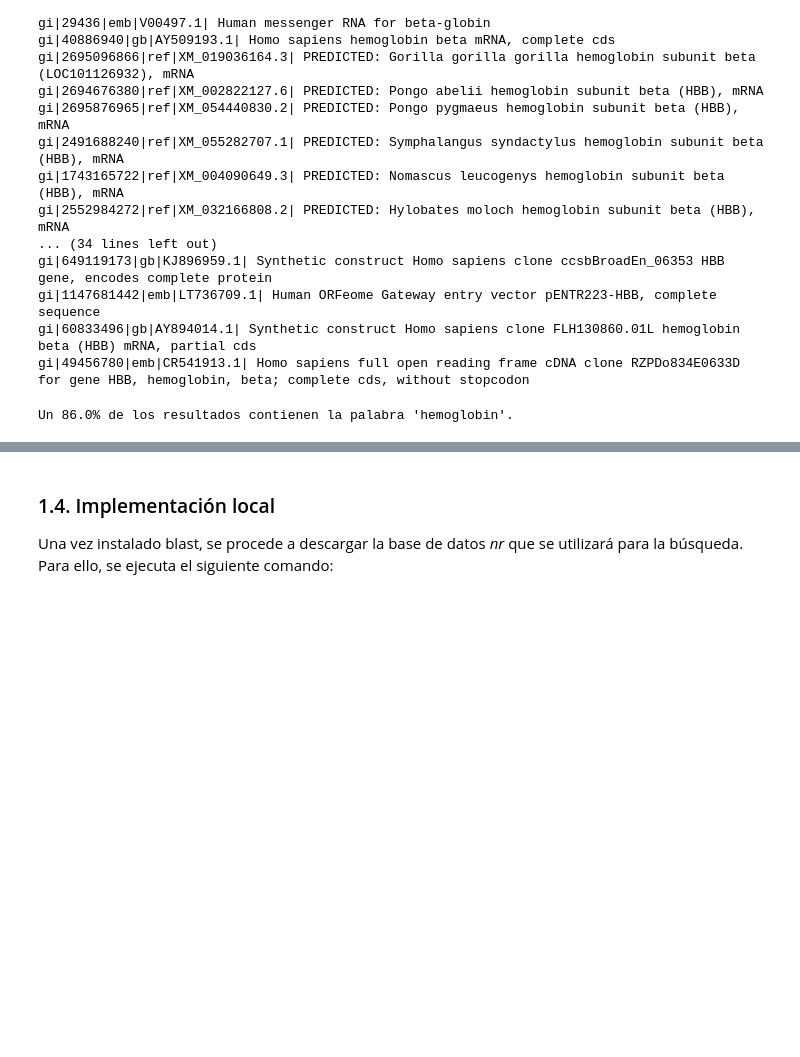
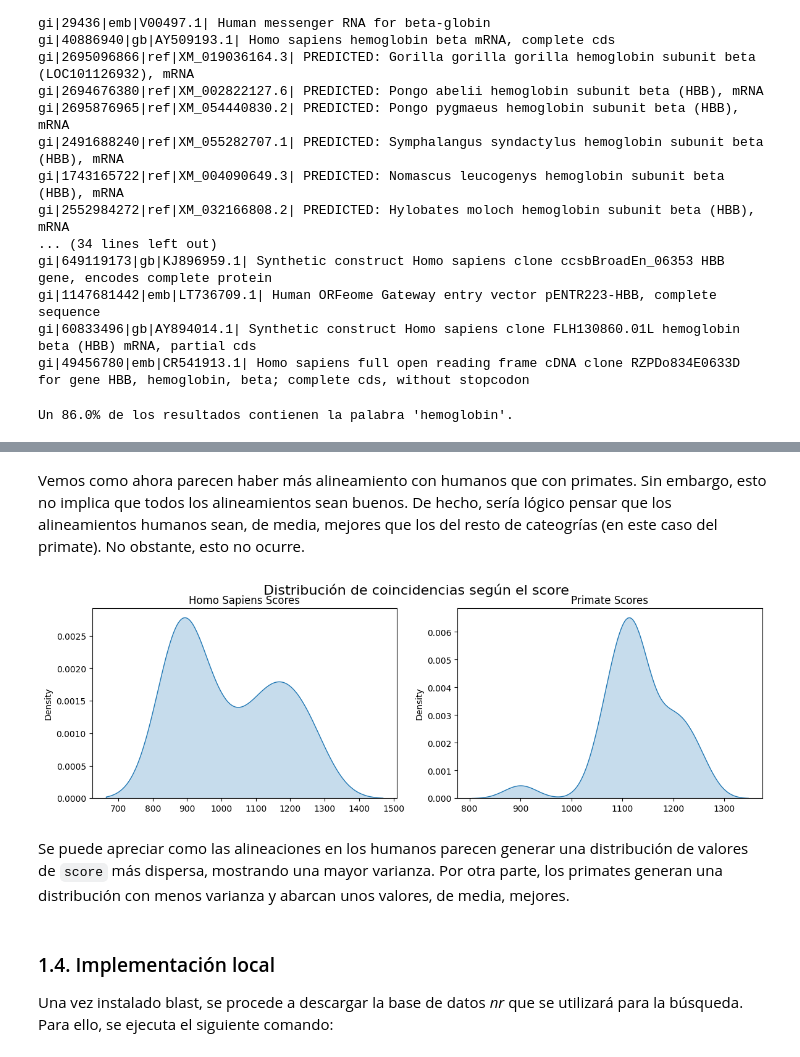
Before and after one commit to deepamino/pr3, a Jupyter notebook: Ejercicio_3.ipynb, the cells around one changed output, grey strips where cells are left out. Drawn from its saved outputs; the diff is of its cells as text; code cells hidden in the pictures; blank space fills up the shorter version.

```diff
--- a/Ejercicio_3.ipynb
+++ b/Ejercicio_3.ipynb
@@ -196,3 +328,39 @@ Un 86.0% de los resultados contienen la palabra 'hemoglobin'.
+# %% [markdown]
+Vemos como ahora parecen haber más alineamiento con humanos que con primates. Sin embargo, esto no implica que todos los alineamientos sean buenos. De hecho, sería lógico pensar que los alineamientos humanos sean, de media, mejores que los del resto de cateogrías (en este caso del primate). No obstante, esto no ocurre.
+# %%
+category_scores = {
+    "Homo sapiens": [],
+    "Primates": [],
+    "Bacteria": [],
+    "Synthetic construct": []
+}
+# %%
+for i in range(len(results)):
+    for organism in organisms:
+        if organism in results['Organismo'][i]:
+            for category, category_organisms in categories.items():
+                if organism in category_organisms:
+                    category_scores[category].append(results.iloc[i]['Score'].item())
+            break
+# %%
+def plot_matches(homo_sap_cores, prim_scores):
+    fig, axs = plt.subplots(1, 2, figsize=(14,4))
+
+    sns.kdeplot(homo_sap_cores, ax=axs[0], label="Q1", fill=True)
+    sns.kdeplot(prim_scores, ax=axs[1], label="Q2", fill=True)
+
+    axs[0].set_title(f"Homo Sapiens Scores")
+    axs[1].set_title(f"Primate Scores")
+
+    plt.suptitle("Distribución de coincidencias según el score", fontsize=16)
+
+    plt.show()
+
+plot_matches(category_scores['Homo sapiens'], category_scores['Primates'])
+# %% [output]
+[figure, added]
+# %% [markdown]
+Se puede apreciar como las alineaciones en los humanos parecen generar una distribución de valores de `score` más dispersa, mostrando una mayor varianza. Por otra parte, los primates generan una distribución con menos varianza y abarcan unos valores, de media, mejores.
 # %% [markdown]
 ### 1.4. Implementación local
 
```
Also changed, not shown: parts of 16 cells of this notebook.
